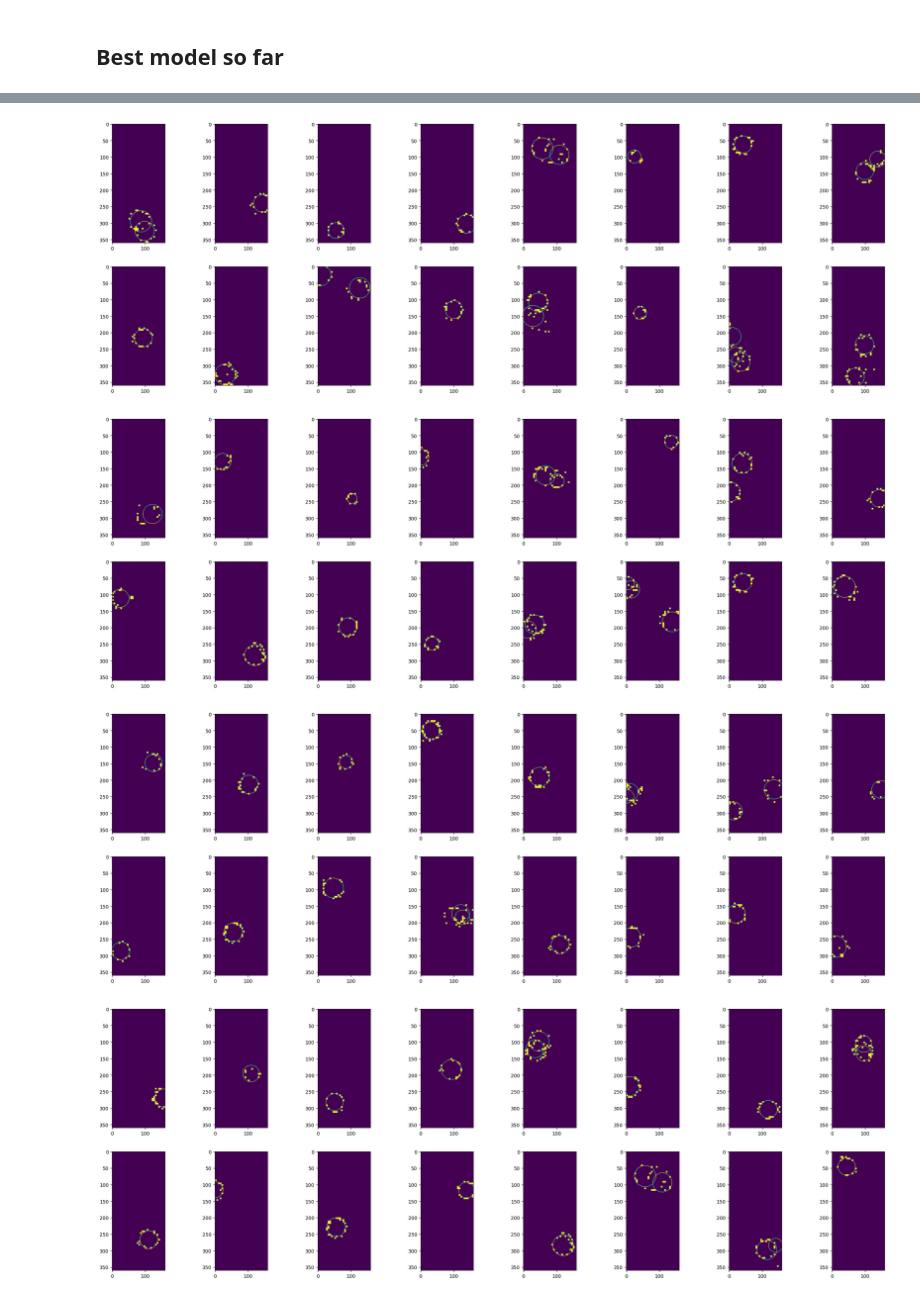
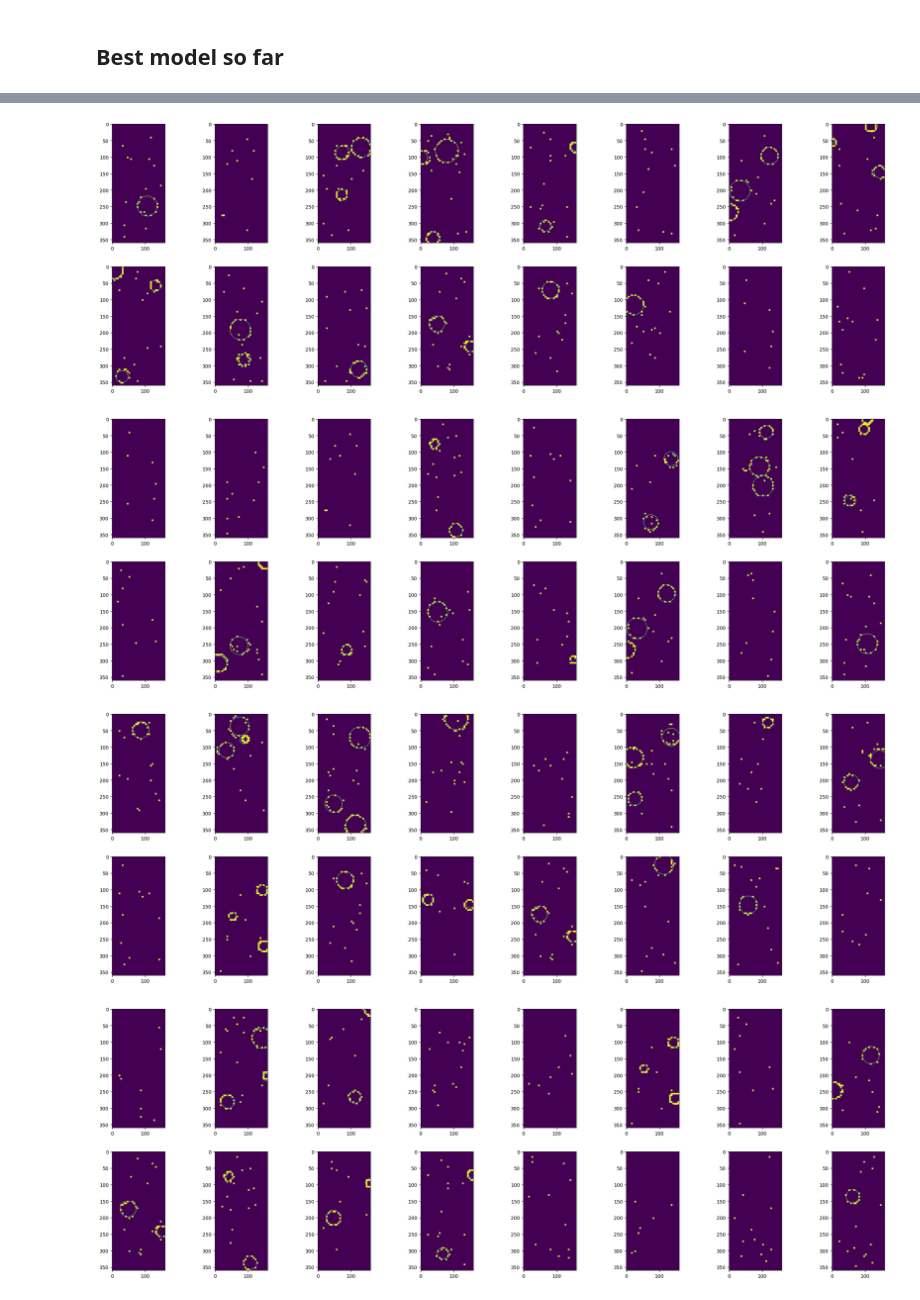
Before and after one commit to borkh/mcbm-ring-reco, a Jupyter notebook: notebooks/real_sim_data.ipynb, the cells around one changed output, grey strips where cells are left out. Cells and saved outputs as stored; diff of their text form; code cells hidden in the pictures.

```diff
--- a/notebooks/real_sim_data.ipynb
+++ b/notebooks/real_sim_data.ipynb
@@ -77,15 +79,15 @@ To enable them in other operations, rebuild TensorFlow with the appropriate comp
 ## Best model so far
 # %%
 #model = tf.keras.models.load_model("../models/bmsf.model")
-#model = tf.keras.models.load_model("../models/checkpoints/200k-202204270825.model")
-model = tf.keras.models.load_model("../models/checkpoints/200k-202205031731.model")
+model = tf.keras.models.load_model("../models/checkpoints/generator-202205270932.model")
+#model = tf.keras.models.load_model("../models/checkpoints/200k-202205162223.model")
 #model.summary()
 
 model.evaluate(X, y)
 
 for i in range(5):
-    show_predict(np.array(hits_true[:200]), model, 2, 8, i)
-#    show_predict(X, model, 2, 8, i)
+#    show_predict(np.array(hits_true[:200]), model, 2, 8, i)
+    show_predict(X, model, 2, 8, i)
 #for i in range(5):
 #    show_predict(np.array(hits_true[:200]), model, 2, 8, i)
 #    show_predict(X, model, 2, 8, i)
@@ -101,4 +103,4 @@ Time for predicting 100 events: 0.03733491897583008 (0.0003733491897583008s/even
-[figure, old version]
+[figure, new version]
-[figure, old version]
+[figure, new version]
-[figure, old version]
+[figure, new version]
-[figure, old version]
+[figure, new version]
```
Also changed, not shown: parts of 4 cells of this notebook, 33 other files.
